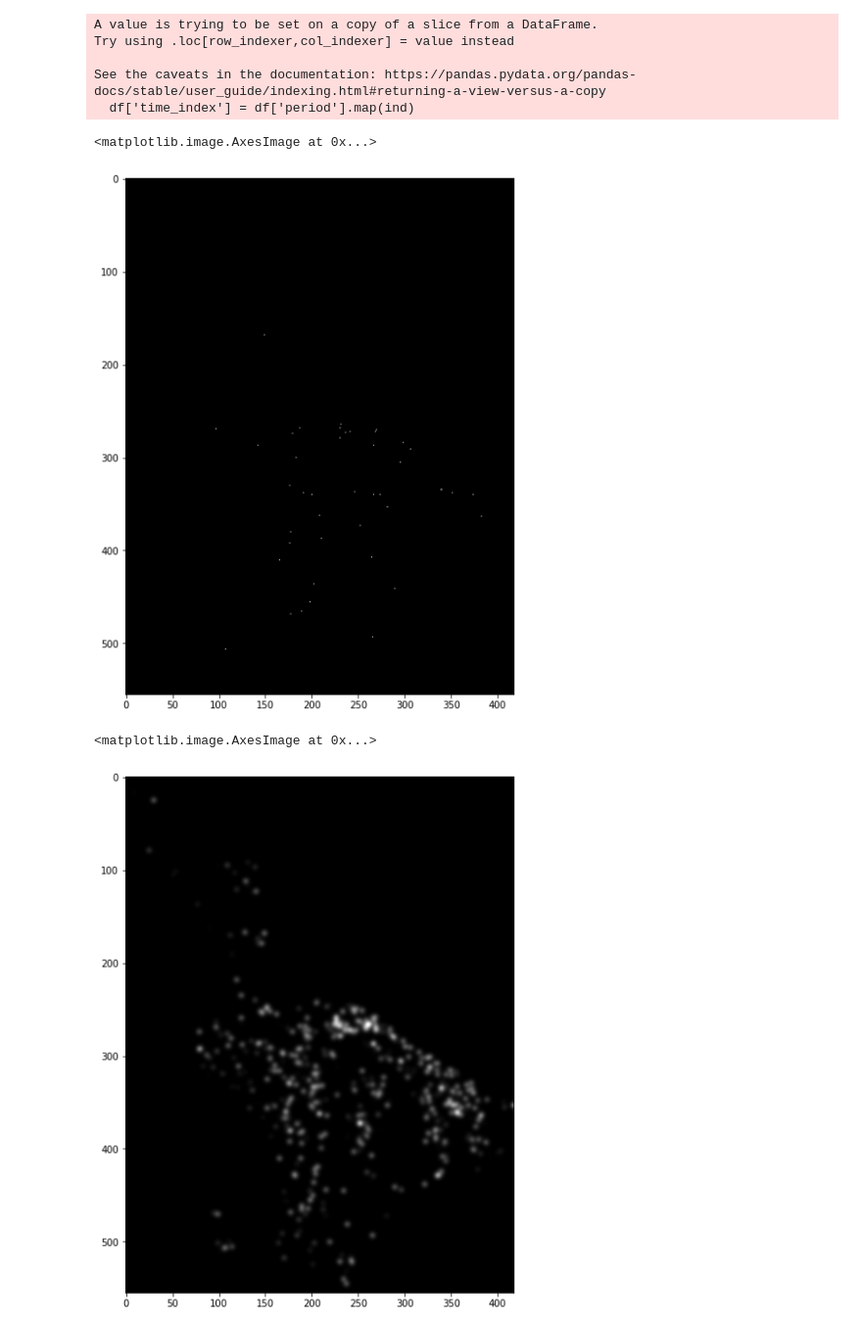
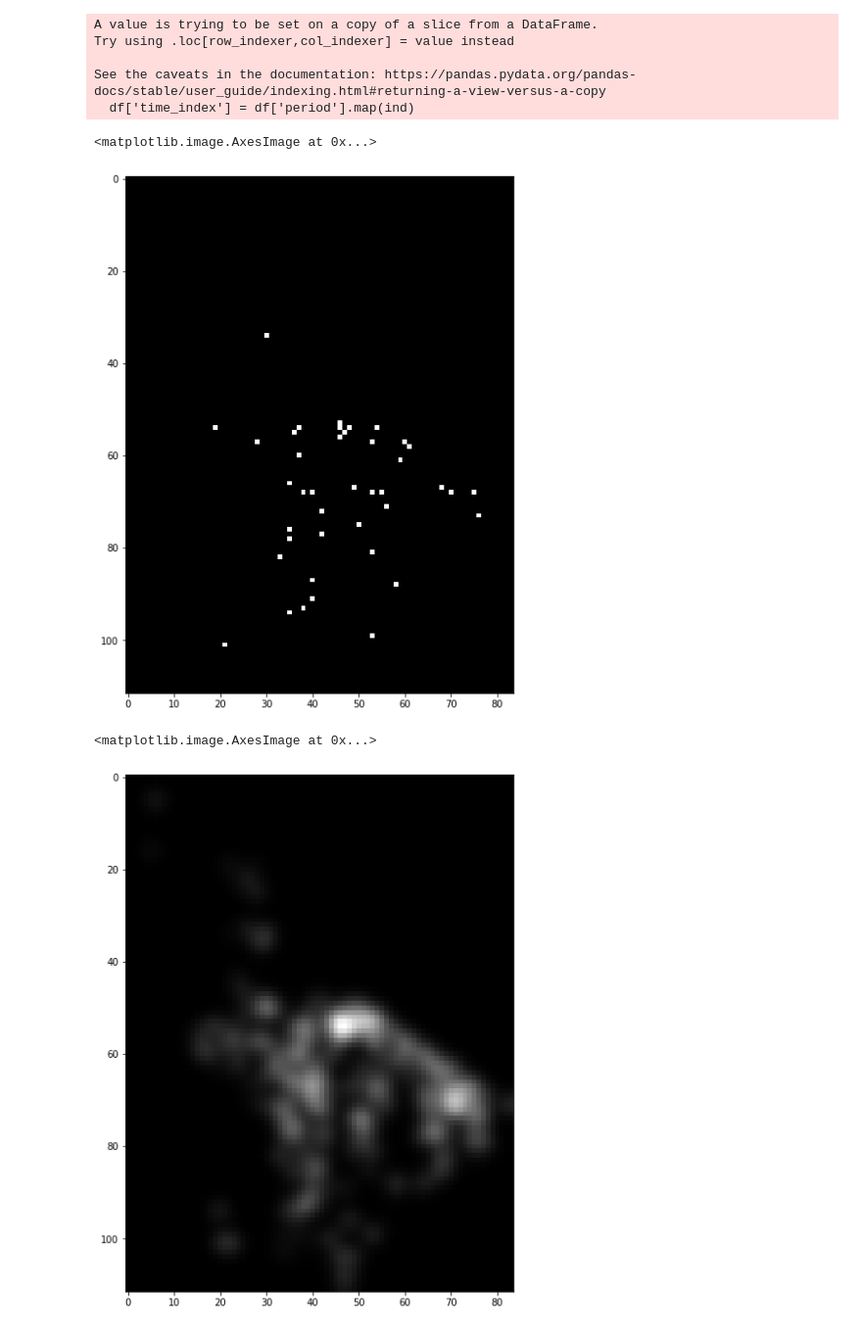
Before and after one commit to candiesforlife/minority_report, a Jupyter notebook: notebooks/Alice_CNN_Model.ipynb, the cells around one changed output. Shown at 98% size. Drawn from its saved outputs; the diff is of its cells as text; code cells hidden in the pictures.

```diff
--- a/notebooks/Alice_CNN_Model.ipynb
+++ b/notebooks/Alice_CNN_Model.ipynb
@@ -126,7 +126,7 @@ def from_coord_to_matrix(df):
     df['time_index'] = df['period'].map(ind)
     #initiate matrix
     grid_offset = np.array([0, -74.25559136315213, 40.49611539518921]) # Where do you start
-    grid_spacing = np.array([1, 0.001, 0.001]) # What's the space you consider (euclidian here)
+    grid_spacing = np.array([1, 0.005, 0.005]) # What's the space you consider (euclidian here)
     #get points coordinates
     coords = np.array([(t_ind, lon, lat) for t_ind, lon, lat \
                    in zip(df['time_index'],df['longitude'],df['latitude'])])
@@ -154,18 +154,18 @@ plt.figure(figsize=(10,10))
 plt.imshow(img[3], cmap='gray')
 # %% [output]
 <matplotlib.image.AxesImage at 0x...>
-[figure, old version]
+[figure, new version]
 # %%
 from scipy.ndimage import gaussian_filter
 
-img3D_conv = gaussian_filter(img, sigma=(3,2.5,2.5))
+img3D_conv = gaussian_filter(img, sigma=(2, 2, 2))
 
 plt.figure(figsize=(10,10))
 
 plt.imshow(img3D_conv[3], cmap='gray')
 # %% [output]
 <matplotlib.image.AxesImage at 0x...>
-[figure, old version]
+[figure, new version]
 # %%
 def get_observation_target(img3D_conv):
 
```
Also changed, not shown: parts of 6 cells of this notebook.
